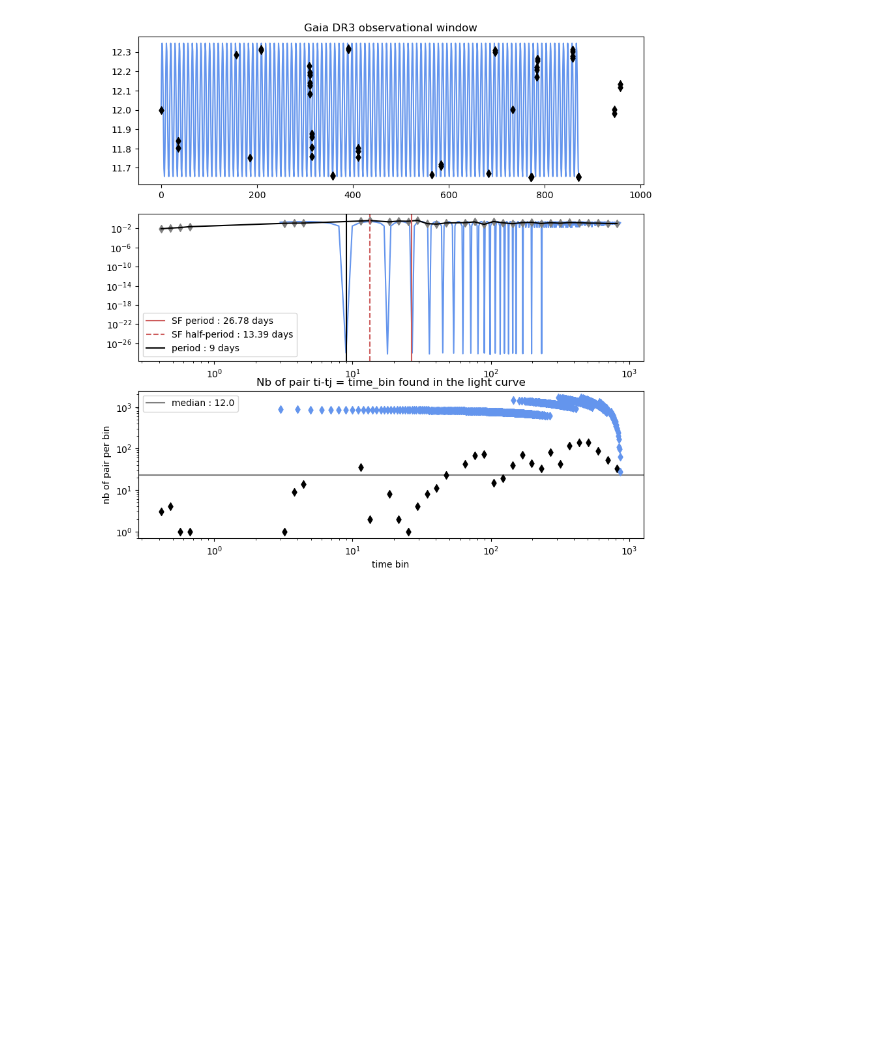
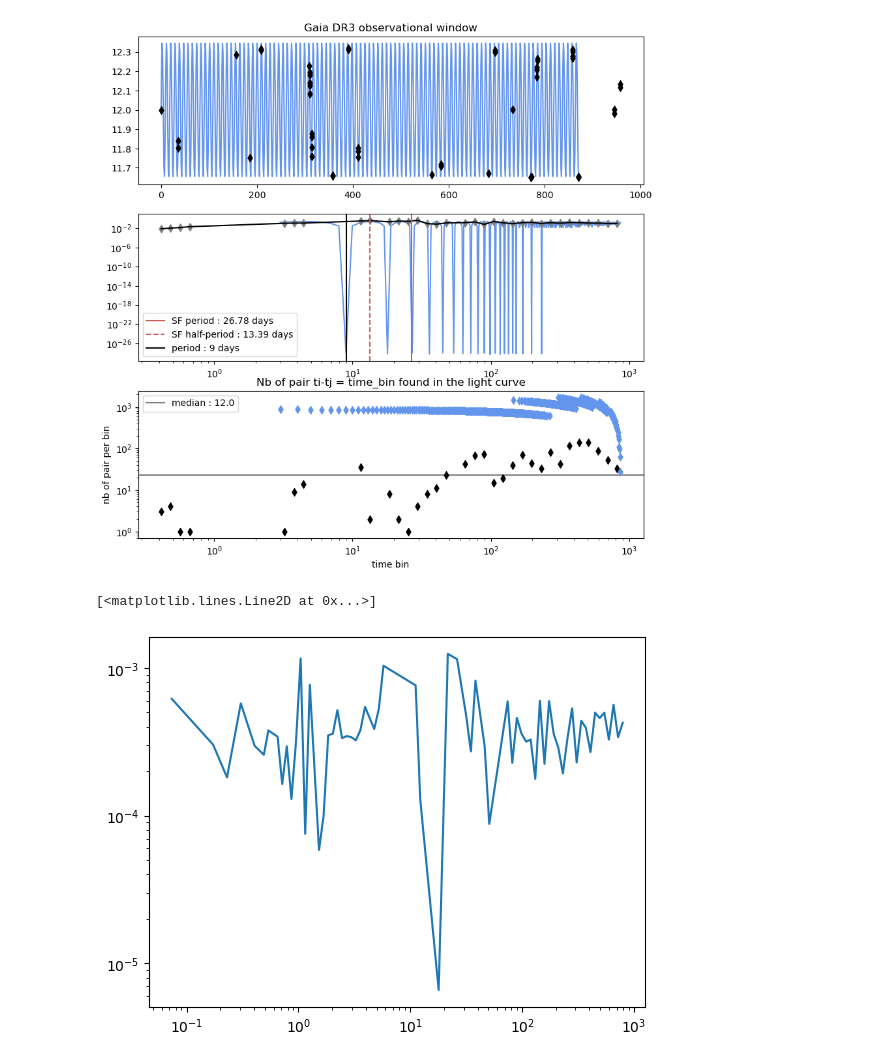
Before and after one commit to juliaroquette/VariabilityIndexes, a Jupyter notebook: jupyter/Gaia_SF.ipynb, the cells around one changed output. Saved outputs shown, nothing was run; the diff lists cells and outputs as text; code cells hidden in the pictures; blank space fills up the shorter version.

```diff
--- a/jupyter/Gaia_SF.ipynb
+++ b/jupyter/Gaia_SF.ipynb
@@ -461,3 +460,16 @@ ax3.legend()
 plt.show()
 # %% [output]
 [figure]
+# %%
+mag_noise =  np.random.normal(0, 0.02, len(times))
+# %%
+#Structure function for light curve with gaia sampling
+
+sf_noise, t_log_noise, it_noise        = structure_function_slow(np.array(mag_noise), np.array(times-min(times)),\
+                                               interp = False, num_bins = 100)
+ts_noise                  = find_timescale(sf_noise, t_log_noise)
+# %%
+plt.loglog(t_log_noise,sf_noise)
+# %% [output]
+[<matplotlib.lines.Line2D at 0x...>]
+[figure, added]
```
Also changed, not shown: parts of 9 cells of this notebook, 2 other files.
